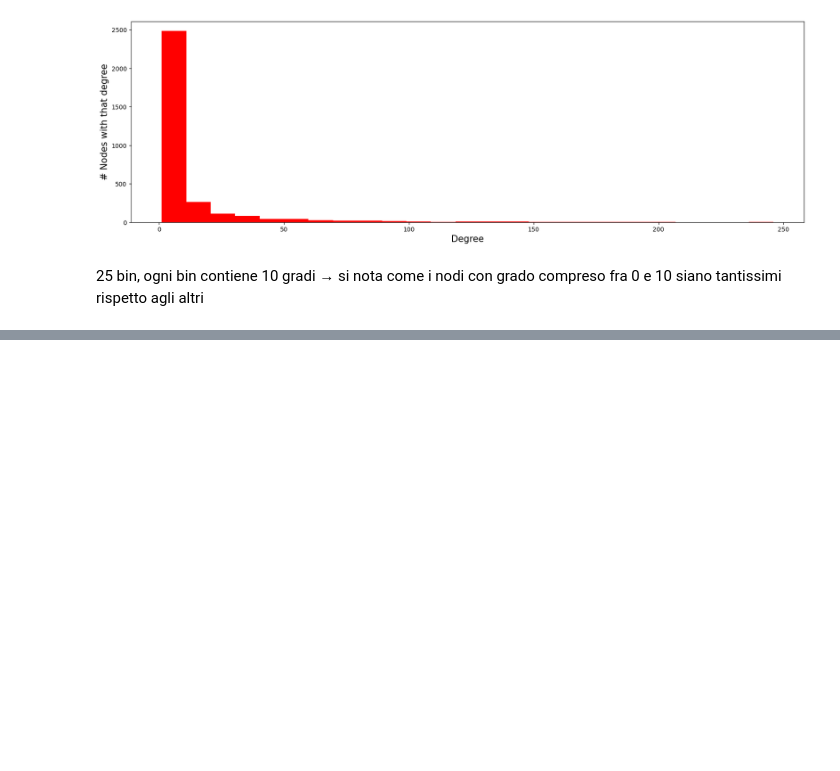
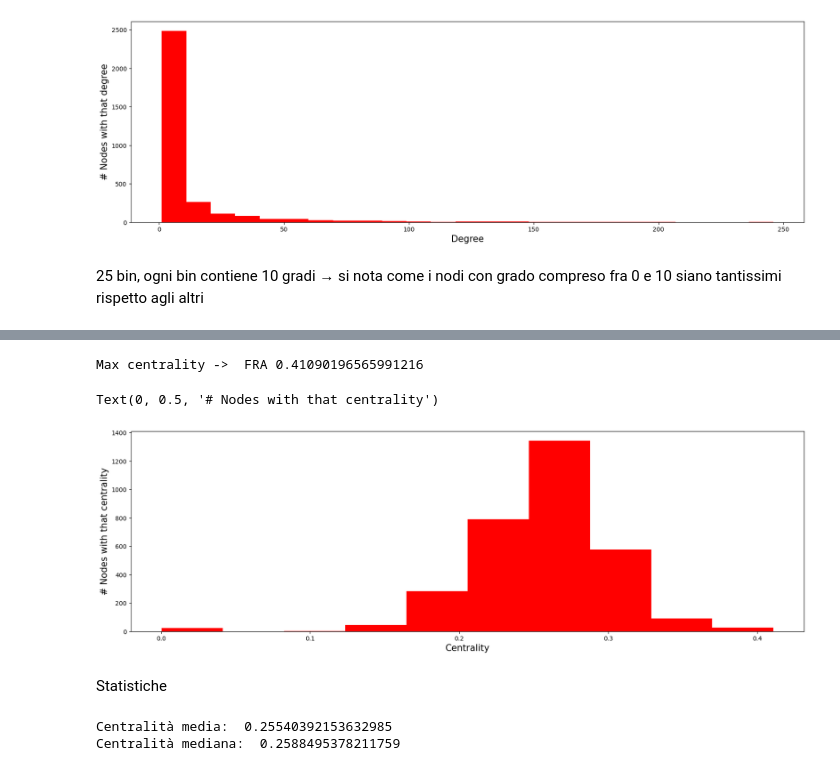
Before and after one commit to Rick8998/ProgettoNetworkScience, a Jupyter notebook: hubs.ipynb, the cells around one changed output, grey strips where cells are left out. Saved outputs shown, nothing was run; the diff lists cells and outputs as text; code cells hidden in the pictures; blank space fills up the shorter version.

Commit message:
Aggiunta analisi della closeness

```diff
--- a/hubs.ipynb
+++ b/hubs.ipynb
@@ -141,0 +151,24 @@ Text(0, 0.5, '# Nodes with that degree')
+# %%
+centrality = nx.closeness_centrality(G)
+# %%
+high_centr_node = max(G.nodes, key= centrality.get)
+print("Max centrality -> ", high_centr_node, centrality[high_centr_node])
+# %% [output]
+Max centrality ->  FRA 0.41090196565991216
+# %%
+centr_sequence = list(centrality.values())
+fig, ax = plt.subplots(figsize=(20, 6))
+plt.hist(centr_sequence, color="red")
+plt.xlabel("Centrality", fontsize=15)
+plt.ylabel("# Nodes with that centrality", fontsize=15)
+# %% [output]
+Text(0, 0.5, '# Nodes with that centrality')
+[figure, added]
+# %% [markdown]
+Statistiche
+# %%
+print("Centralità media: ", statistics.mean(centr_sequence))
+print("Centralità mediana: ", statistics.median(centr_sequence))
+# %% [output]
+Centralità media:  0.25540392153632985
+Centralità mediana:  0.2588495378211759
```
Also changed, not shown: parts of 1 cell of this notebook, 1 other file.
